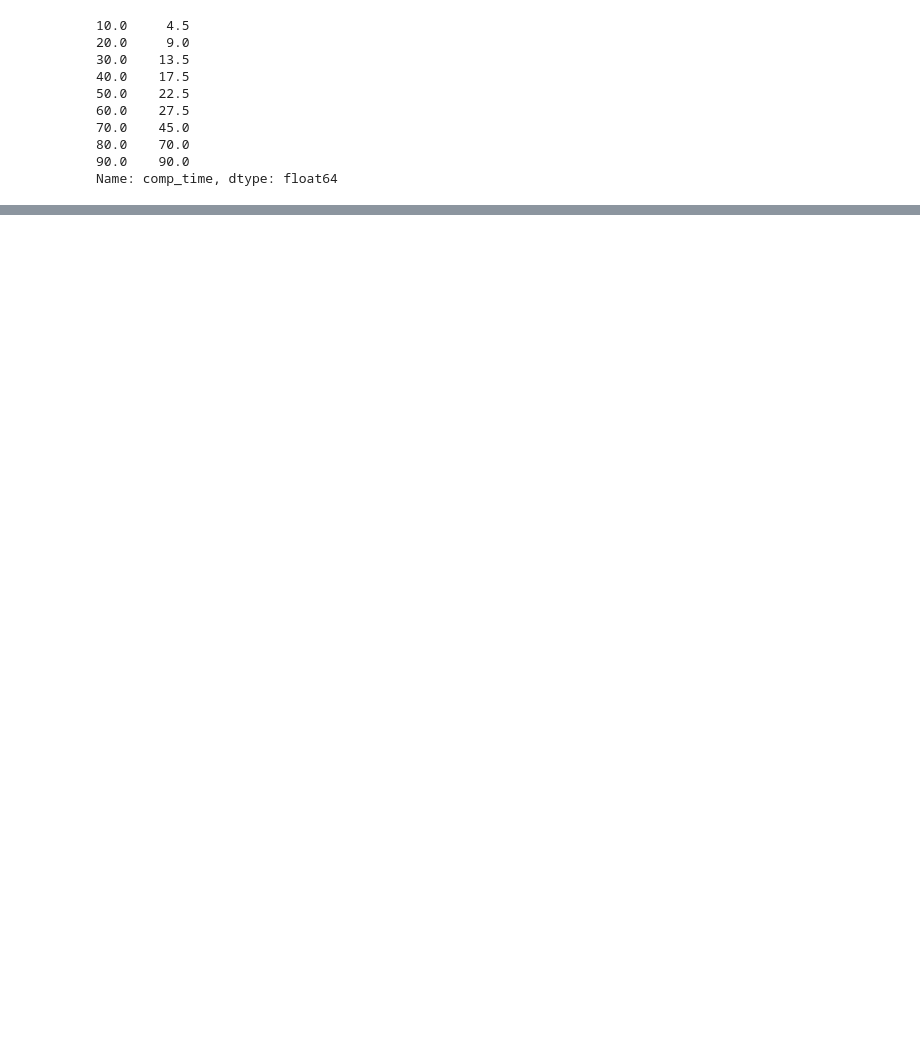
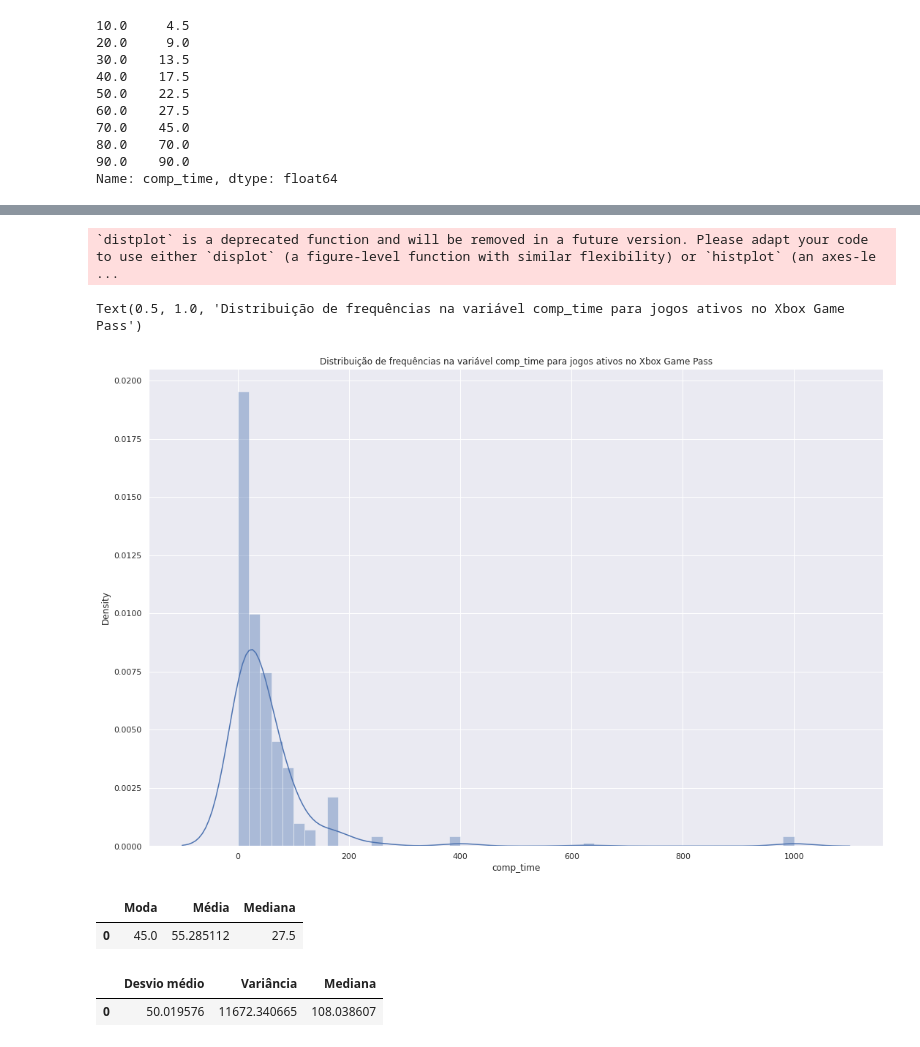
Before and after one commit to DamodaraBarbosa/xbox_game_pass_analisys, a Jupyter notebook: Statistical_Analisys_Xbox_Game_Pass.ipynb, the cells around one changed output, grey strips where cells are left out. Saved outputs shown, nothing was run; the diff lists cells and outputs as text; code cells hidden in the pictures; blank space fills up the shorter version.

```diff
--- a/Statistical_Analisys_Xbox_Game_Pass.ipynb
+++ b/Statistical_Analisys_Xbox_Game_Pass.ipynb
@@ -832,0 +858,5 @@ KeyError: ignored
+# %%
+# estatísticas descritivas:
+
+comp_time_active = gamepass.query('status == "Active"')['comp_time']
+comp_time_active.describe()
@@ -832,0 +897,28 @@ KeyError: ignored
+# %%
+# distribuição de frequências:
+
+ax = sns.distplot(comp_time_active)
+ax.set_title('Distribuição de frequências na variável comp_time para jogos ativos no Xbox Game Pass')
+# %% [output]
+`distplot` is a deprecated function and will be removed in a future version. Please adapt your code to use either `displot` (a figure-level function with similar flexibility) or `histplot` (an axes-le ...
+Text(0.5, 1.0, 'Distribuição de frequências na variável comp_time para jogos ativos no Xbox Game Pass')
+[figure, added]
+# %%
+# média, mediana e moda:
+
+pd.DataFrame({'Moda': comp_time_active.mode(),
+              'Média': comp_time_active.mean(),
+              'Mediana': comp_time_active.median()})
+# %% [output]
+|  | Moda | Média | Mediana |
+| 0 | 45.0 | 55.285112 | 27.5 |
+# %%
+# desvio médio, variância e desvio padrão:
+
+pd.DataFrame({'Desvio médio': comp_time_active.mad(),
+              'Variância': comp_time_active.var(),
+              'Mediana': comp_time_active.std()},
+             index= [0])
+# %% [output]
+|  | Desvio médio | Variância | Mediana |
+| 0 | 50.019576 | 11672.340665 | 108.038607 |
```
Also changed, not shown: parts of 21 cells of this notebook.
